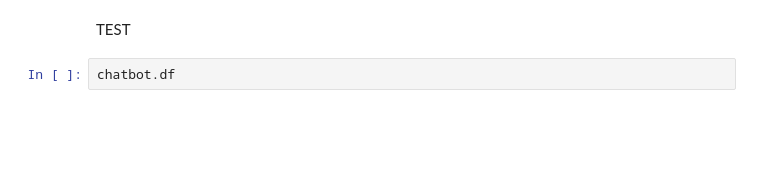
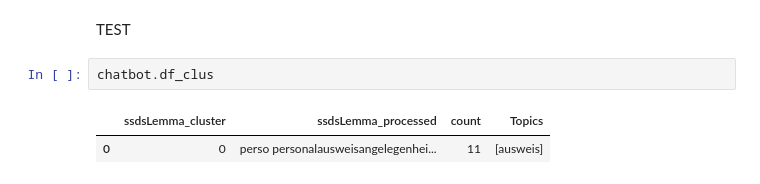
Before and after one commit to moritzwassmer/PJDS_chatbot, a Jupyter notebook: CodingDirectory/Clustering/evaluation.ipynb, the cells around one changed output. Drawn from its saved outputs; the diff is of its cells as text; blank space fills up the shorter version.

```diff
--- a/CodingDirectory/Clustering/evaluation.ipynb
+++ b/CodingDirectory/Clustering/evaluation.ipynb
@@ -131,4 +140,7 @@ log_df
 # %% [markdown]
 TEST
 # %%
-chatbot.df
+chatbot.df_clus
+# %% [output]
+|  | ssdsLemma_cluster | ssdsLemma_processed | count | Topics |
+| 0 | 0 | perso personalausweisangelegenhei... | 11 | [ausweis] |
```
Also changed, not shown: parts of 6 cells of this notebook, 4 other files.
